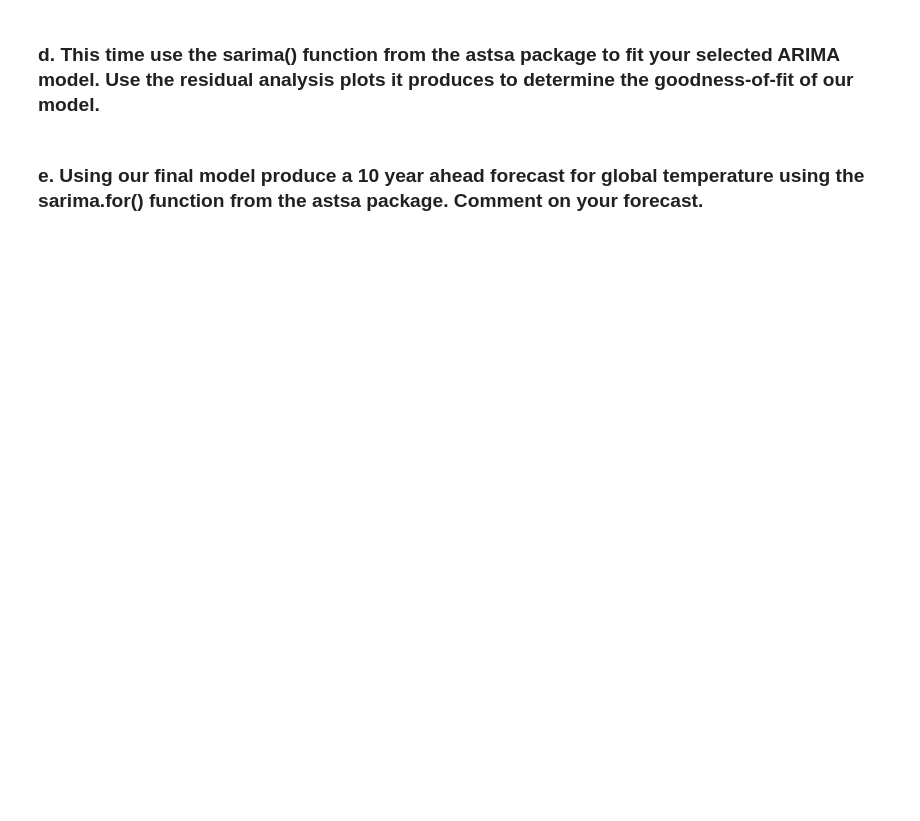
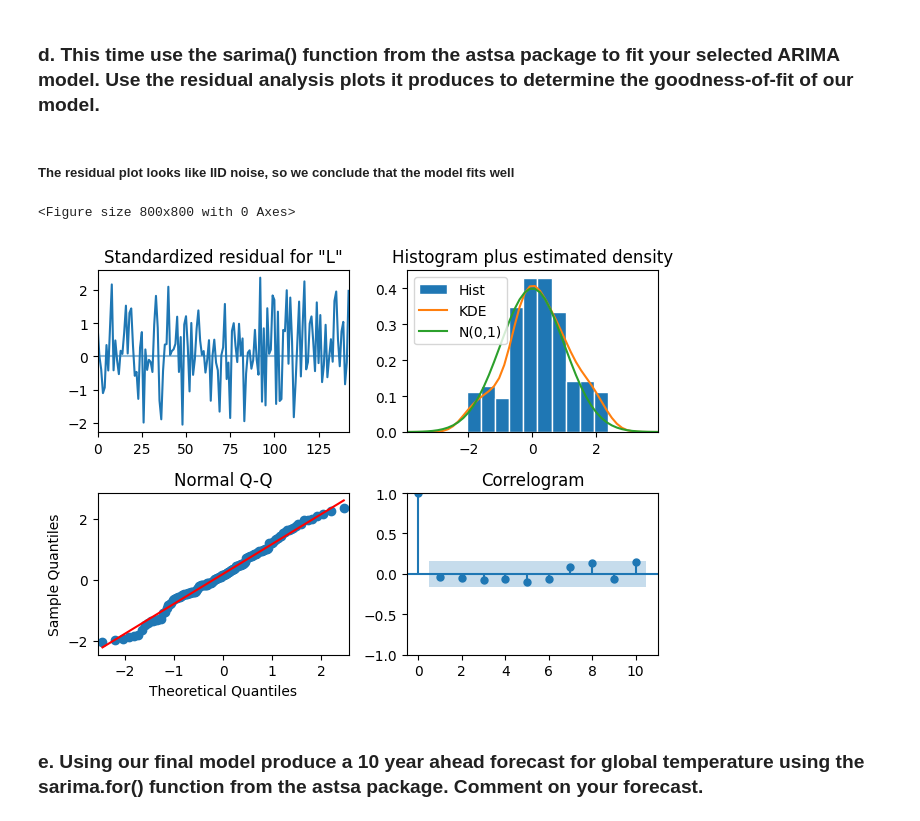
Before and after one commit to bwolfe0/Time_Series_PSTAT274, a Jupyter notebook: Lab_3/Lab3_274.ipynb, the cells around one changed output. Cells and saved outputs as stored; diff of their text form; code cells hidden in the pictures; blank space fills up the shorter version.

```diff
--- a/Lab_3/Lab3_274.ipynb
+++ b/Lab_3/Lab3_274.ipynb
@@ -139,4 +172,16 @@ plt.show()
 # %% [markdown]
 ### d. This time use the sarima() function from the astsa package to fit your selected ARIMA model. Use the residual analysis plots it produces to determine the goodness-of-fit of our model.
+# %% [markdown]
+##### The residual plot looks like IID noise, so we conclude that the model fits well
+# %%
+sarima = sarimax.SARIMAX(endog=temp['Land_Annual'], order = (3,1,1)).fit(disp=0)
+
+plt.figure(figsize=(8,8));
+sarima.plot_diagnostics();
+plt.tight_layout()
+plt.show()
+# %% [output]
+<Figure size 800x800 with 0 Axes>
+[figure, added]
 # %% [markdown]
 ### e. Using our final model produce a 10 year ahead forecast for global temperature using the sarima.for() function from the astsa package. Comment on your forecast.
```
Also changed, not shown: parts of 15 cells of this notebook, 2 other files.
